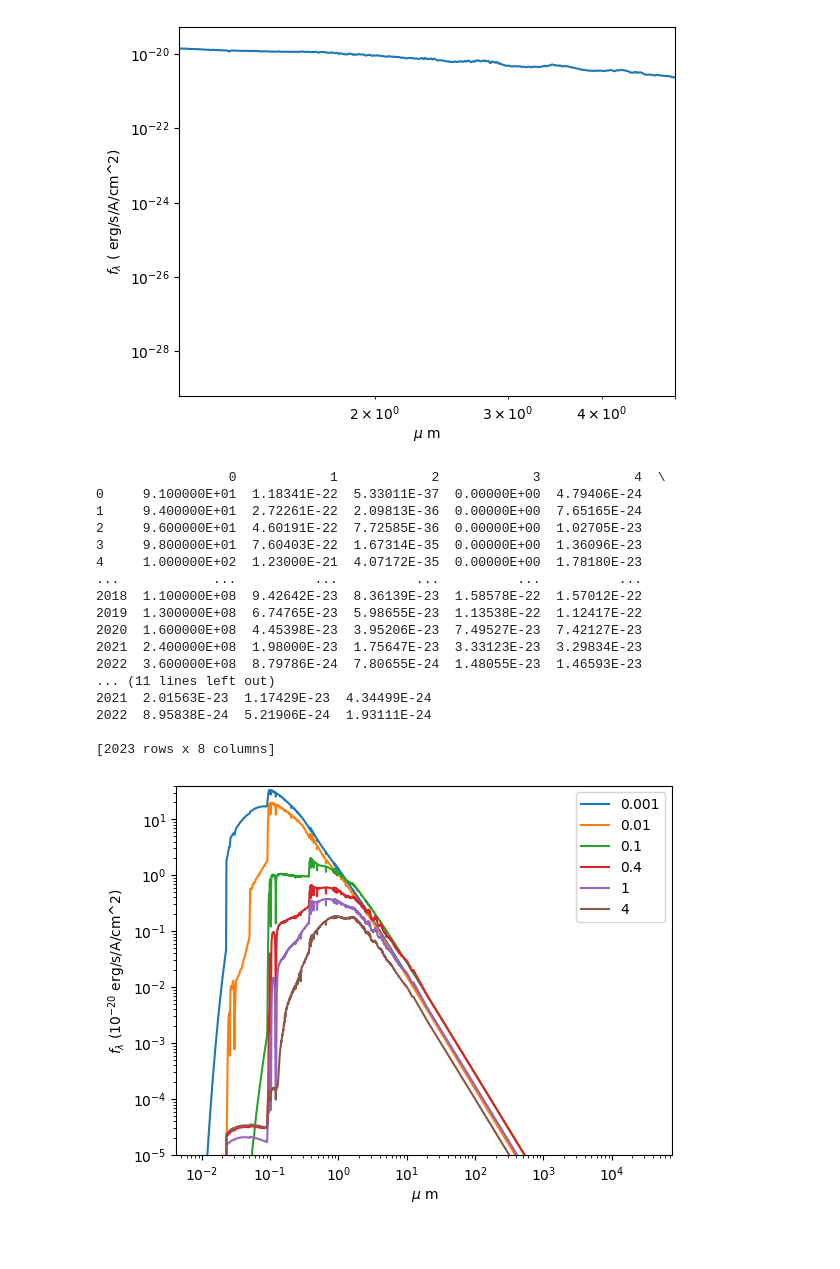
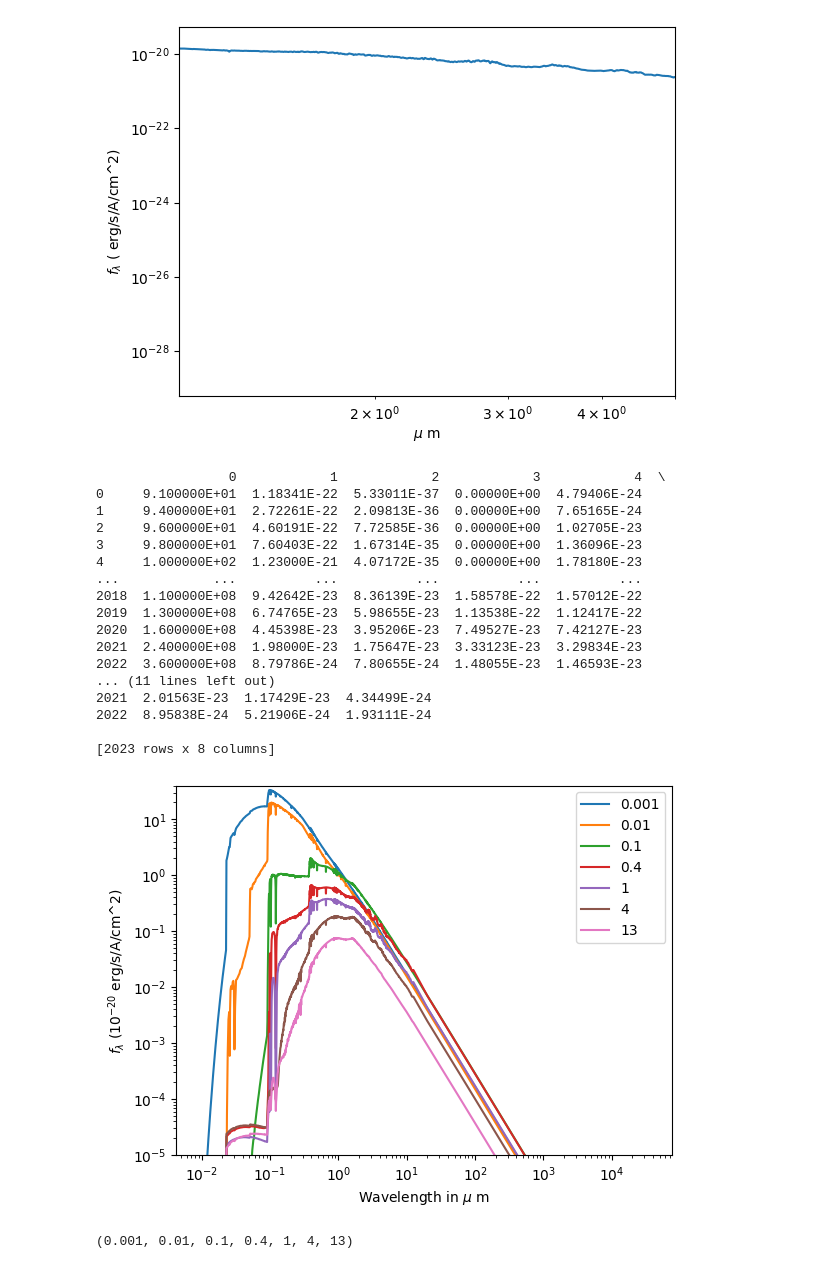
Before and after one commit to clilje/summer_2023, a Jupyter notebook: Week 1/plot-spectrum.ipynb, the cells around one changed output. Drawn from its saved outputs; the diff is of its cells as text; code cells hidden in the pictures; blank space fills up the shorter version.

```diff
--- a/Week 1/plot-spectrum.ipynb
+++ b/Week 1/plot-spectrum.ipynb
@@ -99,7 +99,7 @@ mu = 49.53
 wavelength = df[0].astype('float64').to_numpy()
 wavelength = 0.0001*wavelength
 i = 1
-while i < 7:
+while i < 8:
 
     flux = df[i].astype('float64').to_numpy()
 
@@ -111,34 +111,36 @@ while i < 7:
     #print(flux)
     plt.plot(wavelength,flux*10e+20,label=names[i-1])
     i+=1
 plt.xscale('log')
 plt.yscale('log')
 plt.ylim(10e-6,40)
 #plt.ylim(10e-3,10e+1)
 plt.legend()
 plt.xlabel(r'Wavelength in $\mu$ m')
 plt.ylabel(r'$f_{\lambda}$ ($10^{-20}$ erg/s/A/cm^2)')
+plt.savefig('Figures/sed_different_age')
 plt.show()
 0.001,0.01,0.1,0.4,1,4,13
 # %% [output]
                  0            1            2            3            4  \
 0     9.100000E+01  1.18341E-22  5.33011E-37  0.00000E+00  4.79406E-24
 1     9.400000E+01  2.72261E-22  2.09813E-36  0.00000E+00  7.65165E-24
 2     9.600000E+01  4.60191E-22  7.72585E-36  0.00000E+00  1.02705E-23
 3     9.800000E+01  7.60403E-22  1.67314E-35  0.00000E+00  1.36096E-23
 4     1.000000E+02  1.23000E-21  4.07172E-35  0.00000E+00  1.78180E-23
 ...            ...          ...          ...          ...          ...
 2018  1.100000E+08  9.42642E-23  8.36139E-23  1.58578E-22  1.57012E-22
 2019  1.300000E+08  6.74765E-23  5.98655E-23  1.13538E-22  1.12417E-22
 2020  1.600000E+08  4.45398E-23  3.95206E-23  7.49527E-23  7.42127E-23
 2021  2.400000E+08  1.98000E-23  1.75647E-23  3.33123E-23  3.29834E-23
 2022  3.600000E+08  8.79786E-24  7.80655E-24  1.48055E-23  1.46593E-23
 ... (11 lines left out)
 2021  2.01563E-23  1.17429E-23  4.34499E-24
 2022  8.95838E-24  5.21906E-24  1.93111E-24
 
 [2023 rows x 8 columns]
-[figure, old version]
+[figure, new version]
+(0.001, 0.01, 0.1, 0.4, 1, 4, 13)
 # %%
 cols = 4
 rows = 2
```
Also changed, not shown: parts of 4 cells of this notebook, 6 other files.
